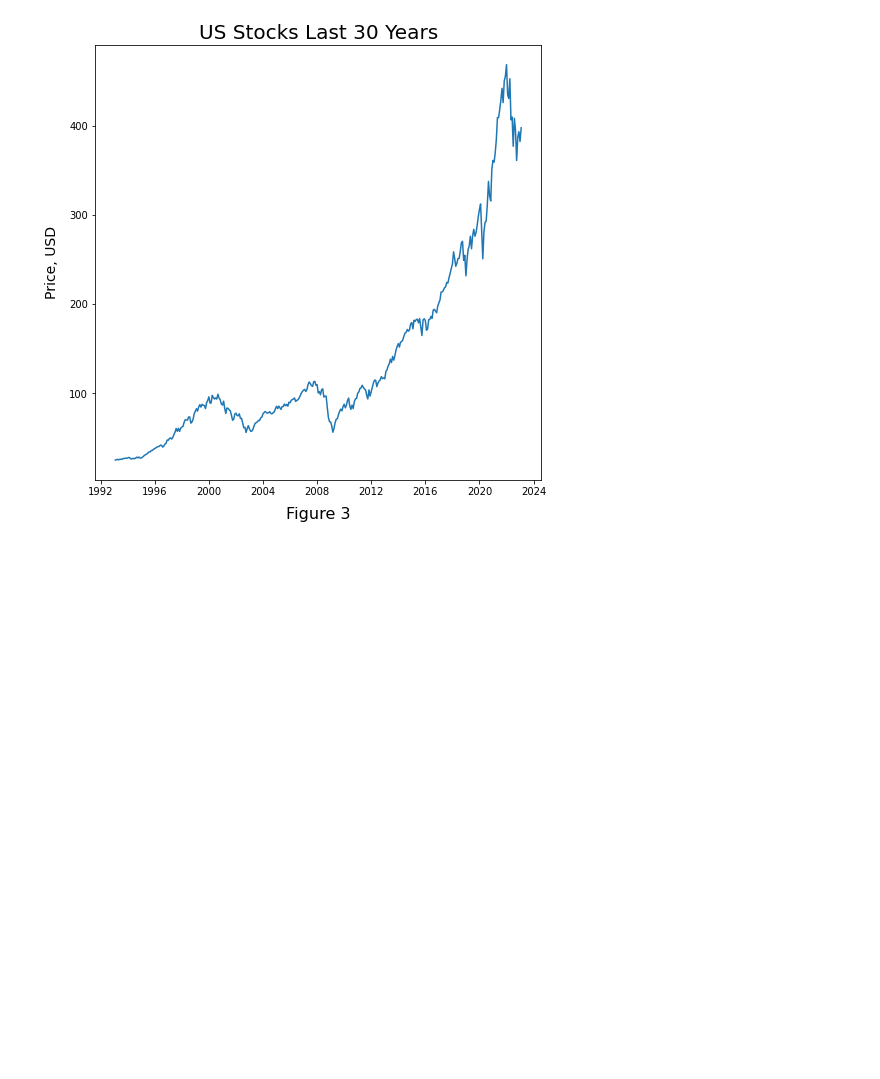
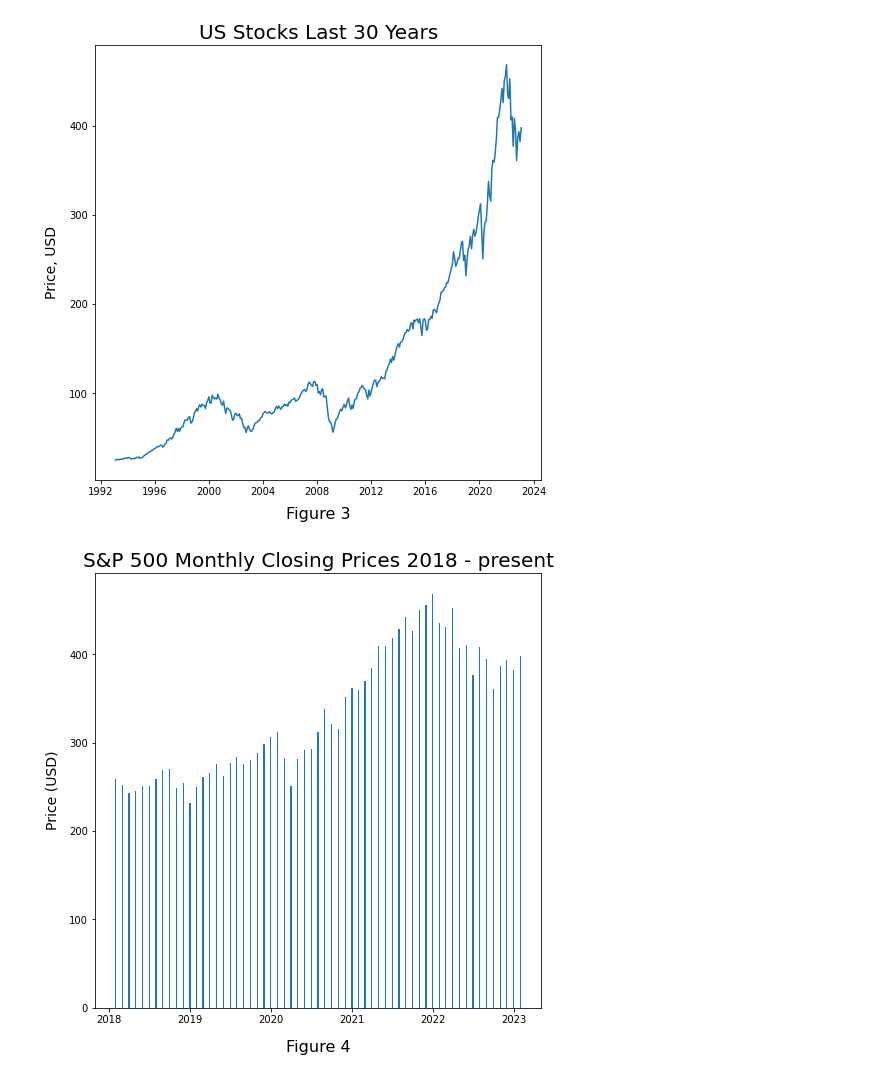
Before and after one commit to davidenoch/davidenoch.github.io, a Jupyter notebook: Crypto_returns/crypto_returns.ipynb, the cells around one changed output. Cells and saved outputs as stored; diff of their text form; code cells hidden in the pictures; blank space fills up the shorter version.

Commit message:
added another chart and modified some stuff

```diff
--- a/Crypto_returns/crypto_returns.ipynb
+++ b/Crypto_returns/crypto_returns.ipynb
@@ -114,9 +114,9 @@ monthly_df
 361 rows × 5 columns
 # %%
-def fig_html_save(fig, file_name):
-    html_str = mpld3.fig_to_html(fig)
-    with open (file_name,  'w') as f:
-        f.write(html_str)
+# def fig_html_save(fig, file_name):
+#     html_str = mpld3.fig_to_html(fig)
+#     with open (file_name,  'w') as f:
+#         f.write(html_str)
 # %%
 def plot_returns(df, ax):
     for ticker in df.columns:
@@ -160,3 +153,13 @@ fig_html_save(fig3, 'figure3.html');
 plt.savefig('figure3.png');
 # %% [output]
 [figure]
+# %%
+fig1, ax = plt.subplots(figsize=(8,8))
+ax.bar(monthly_df.loc['2018-01-01':].index, monthly_df['SPY'].loc['2018-01-01':], width=5);
+ax.set_title("S&P 500 Monthly Closing Prices 2018 - present", fontsize=20);
+ax.set_ylabel("Price (USD)", labelpad=10, fontsize=14);
+ax.set_xlabel("Figure 4", fontsize=16, labelpad=15);
+fig_html_save(fig1, 'figure4.html');
+plt.savefig('figure4.png');
+# %% [output]
+[figure, added]
```
Also changed, not shown: parts of 7 cells of this notebook, 8 other files.
